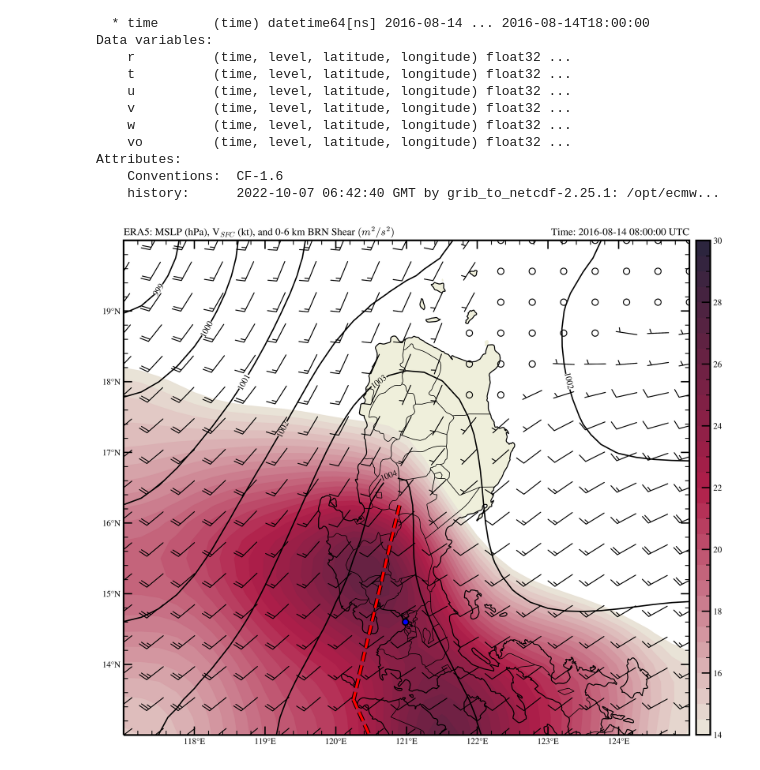
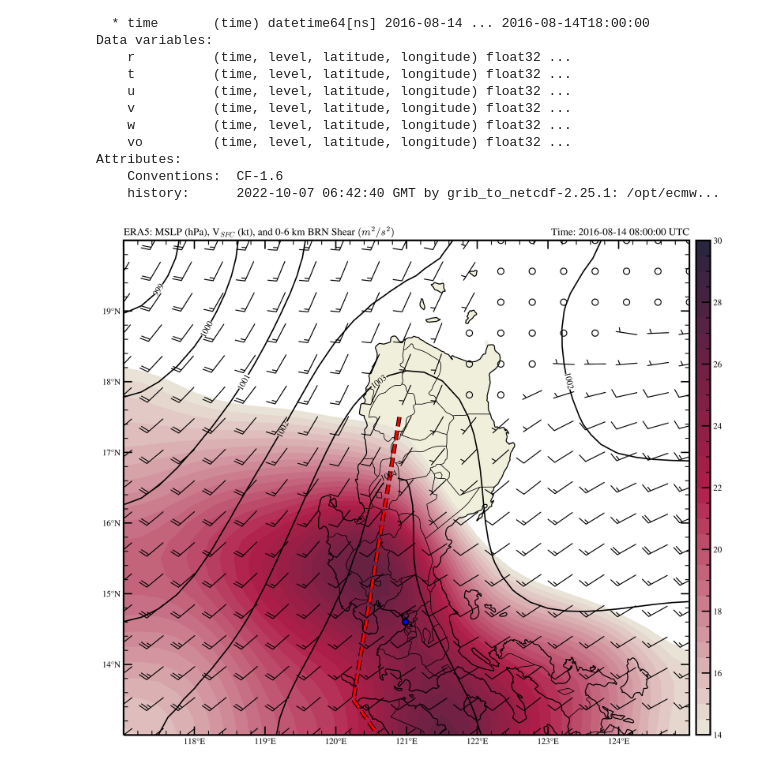
Before and after one commit to AstroCGHA/ERA5-Reanalysis, a Jupyter notebook: MLSP, Winds, BWD Shear.ipynb, the cells around one changed output. Saved outputs shown, nothing was run; the diff lists cells and outputs as text; code cells hidden in the pictures.

Commit message:
Python 3.9
[Mesoscale] Data Visualization of MSLP, Surface Winds, and Bulk-Richardson Wind Shear (BRN Shear).

```diff
--- a/MLSP, Winds, BWD Shear.ipynb
+++ b/MLSP, Winds, BWD Shear.ipynb
@@ -168,7 +168,7 @@ ax.clabel(prs, fmt='%d')
 # Create a line(s) that highlights the surface trough
 outline=pe.withStroke(linewidth=5, foreground='k')
 
-point1 = dict(lon=120.90, lat=16.25)
+point1 = dict(lon=120.90, lat=17.50)
 point2 = dict(lon=120.25, lat=13.50)
 lon_p = [point1['lon'], point2['lon']]
 lat_p = [point1['lat'], point2['lat']]
@@ -176,7 +176,7 @@ ax.plot(lon_p, lat_p, color='red', lw=3, ls='--',
         path_effects=[outline, pe.Normal()], transform=ccrs.Geodetic())
 
 point3 = dict(lon=120.25, lat=13.50)
-point4 = dict(lon=122.00, lat=9.60)
+point4 = dict(lon=122.40, lat=10.40)
 lon_p1 = [point3['lon'], point4['lon']]
 lat_p1 = [point3['lat'], point4['lat']]
 ax.plot(lon_p1, lat_p1, color='red', lw=3, ls='--',
@@ -187,31 +187,31 @@ ax.set_title('ERA5: MSLP (hPa), V$_{SFC}$ (kt), and 0-6 km BRN Shear $(m^{2}/s^{
 ax.set_title('Time: {} UTC'.format(vtime), loc='right')
 
 # Add marker of Manila, NCR via its lats and lons
 manila_lon, manila_lat = 120.9842, 14.5995
 ax.plot(manila_lon, manila_lat, color='blue', markersize=7,
         markeredgewidth=1.5, markeredgecolor='k', marker='o', transform=datacrs)
 
 # Set X and Y-ticks for Latitude and Longitude Coordinates
 ax.set_yticks(lats, 5, crs=ccrs.PlateCarree())
 ax.set_xticks(lons, 5, crs=ccrs.PlateCarree())
 lat_formatter = cticker.LatitudeFormatter()
 long_formatter = cticker.LongitudeFormatter()
 ax.yaxis.set_major_formatter(lat_formatter)
 ax.xaxis.set_major_formatter(long_formatter)
 ax.set_xticks(ax.get_xticks()[1:8]) #Hide end points of longitude tickmarks
 ax.set_yticks(ax.get_yticks()[1:7]) #Hide end points of latitude tickmarks
 ax.minorticks_on()
 ax.tick_params(which='major', length=10, width=1.5, top=True, right=True, direction='in')
 ax.tick_params(which='minor', length=5, width=1, top=True, right=True, direction='in')
 
 # Adjust image and show
 plt.subplots_adjust(bottom=0, top=1)
 plt.rcParams['axes.linewidth'] = 2
 plt.rcParams['figure.dpi'] = 500
 plt.rcParams['figure.facecolor'] = 'white'
 plt.rcParams['mathtext.fontset'] = 'cm'
 plt.rcParams['font.family'] = 'STIXGeneral'
 plt.savefig('MLSP, Zsurf, BRN Shear.jpg', bbox_inches="tight")
 plt.show()
 # %% [output]
-[figure, old version]
+[figure, new version]
```
